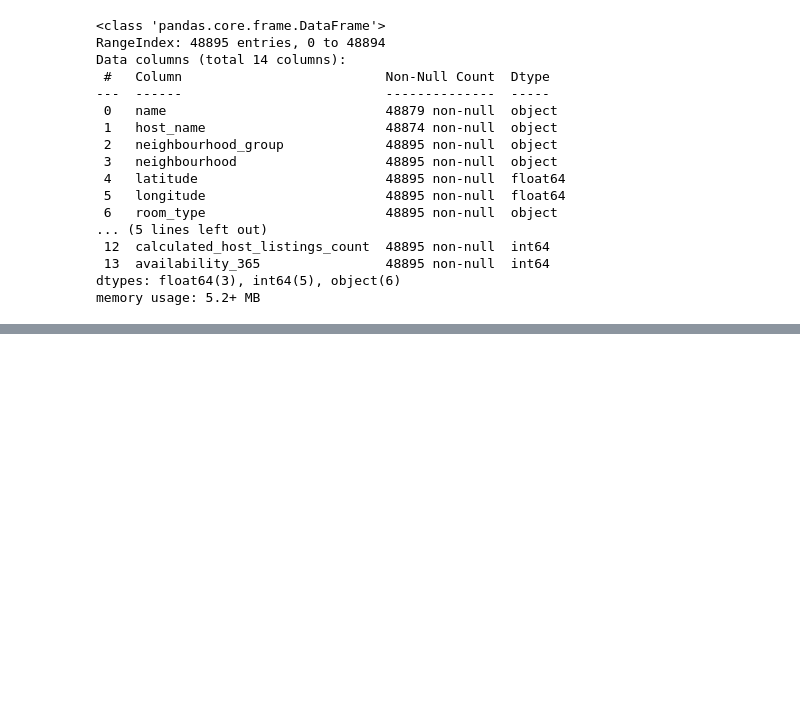
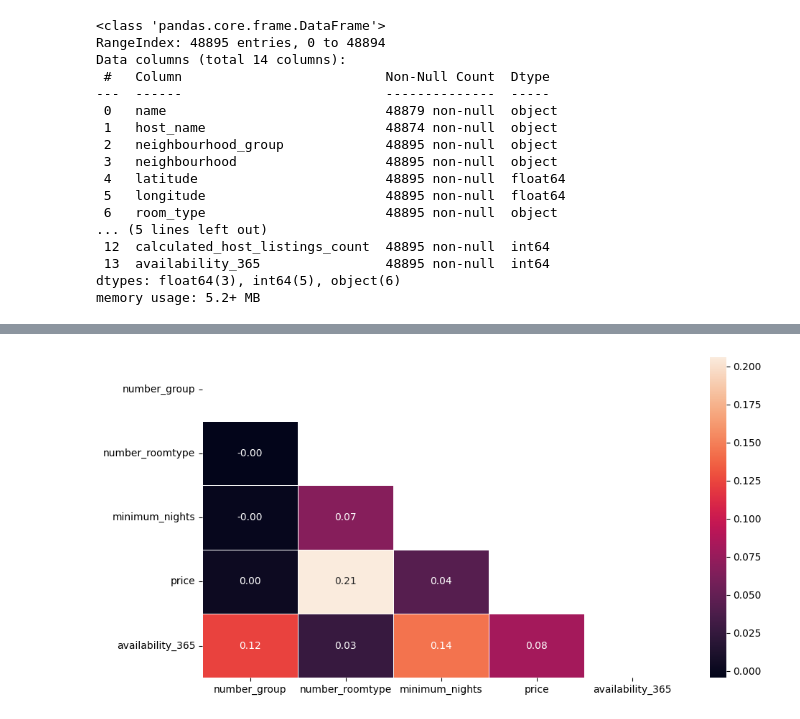
Before and after one commit to Antonio27M/ML-web-app-using-Streamlit, a Jupyter notebook: src/00-eda-airbnb-ny.ipynb, the cells around one changed output, grey strips where cells are left out. Drawn from its saved outputs; the diff is of its cells as text; code cells hidden in the pictures; blank space fills up the shorter version.

```diff
--- a/src/00-eda-airbnb-ny.ipynb
+++ b/src/00-eda-airbnb-ny.ipynb
@@ -82,0 +98,3 @@ df.describe().T
+# %%
+df['number_roomtype'] = pd.factorize(df['room_type'])[0]
+df['number_roomtype'].value_counts()
@@ -82,0 +117,3 @@ df.describe().T
+# %%
+df['number_group'] = pd.factorize(df['neighbourhood_group'])[0]
+df['number_group'].value_counts()
@@ -82,0 +128,3 @@ df.describe().T
+# %%
+df_region = df.drop(columns=['name','host_name','neighbourhood_group','neighbourhood','room_type','last_review'])
+df_region.info()
@@ -82,0 +163,10 @@ df.describe().T
+# %%
+corr = df_region[['number_group','number_roomtype','minimum_nights','price','availability_365']].corr()
+mask = np.triu(np.ones_like(corr, dtype=bool))
+
+fig, axis = plt.subplots(figsize=(10, 5))
+sns.heatmap(corr, mask=mask, annot=True, linewidths=0.5, fmt=".2f")
+plt.tight_layout()
+plt.show()
+# %% [output]
+[figure, added]
```
Also changed, not shown: parts of 9 cells of this notebook.
